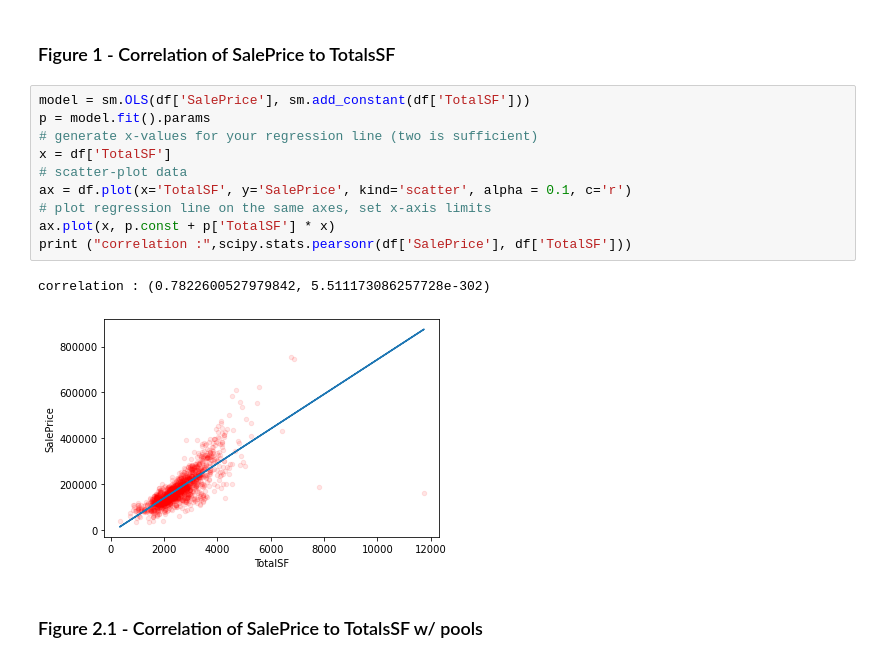
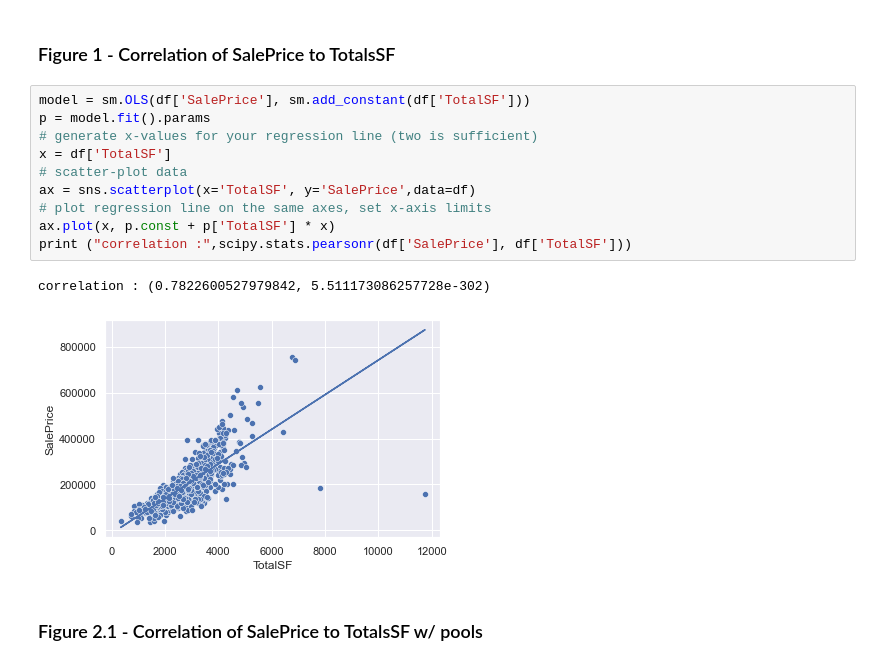
Before and after one commit to StephenDodd1/HousingPricePredictiveModel, a Jupyter notebook: Notebooks/02_exploratory_data_analysis.ipynb, the cells around one changed output. Cells and saved outputs as stored; diff of their text form.

```diff
--- a/Notebooks/02_exploratory_data_analysis.ipynb
+++ b/Notebooks/02_exploratory_data_analysis.ipynb
@@ -30,16 +30,16 @@ df.head()
 # %%
 model = sm.OLS(df['SalePrice'], sm.add_constant(df['TotalSF']))
 p = model.fit().params
 # generate x-values for your regression line (two is sufficient)
 x = df['TotalSF']
 # scatter-plot data
-ax = df.plot(x='TotalSF', y='SalePrice', kind='scatter', alpha = 0.1, c='r')
+ax = sns.scatterplot(x='TotalSF', y='SalePrice',data=df)
 # plot regression line on the same axes, set x-axis limits
 ax.plot(x, p.const + p['TotalSF'] * x)
 print ("correlation :",scipy.stats.pearsonr(df['SalePrice'], df['TotalSF']))
 # %% [output]
 correlation : (0.7822600527979842, 5.511173086257728e-302)
-[figure, old version]
+[figure, new version]
 # %% [markdown]
 ### Figure 2.1 - Correlation of SalePrice to TotalsSF w/ pools
 # %%
```
Also changed, not shown: parts of 12 cells of this notebook.
